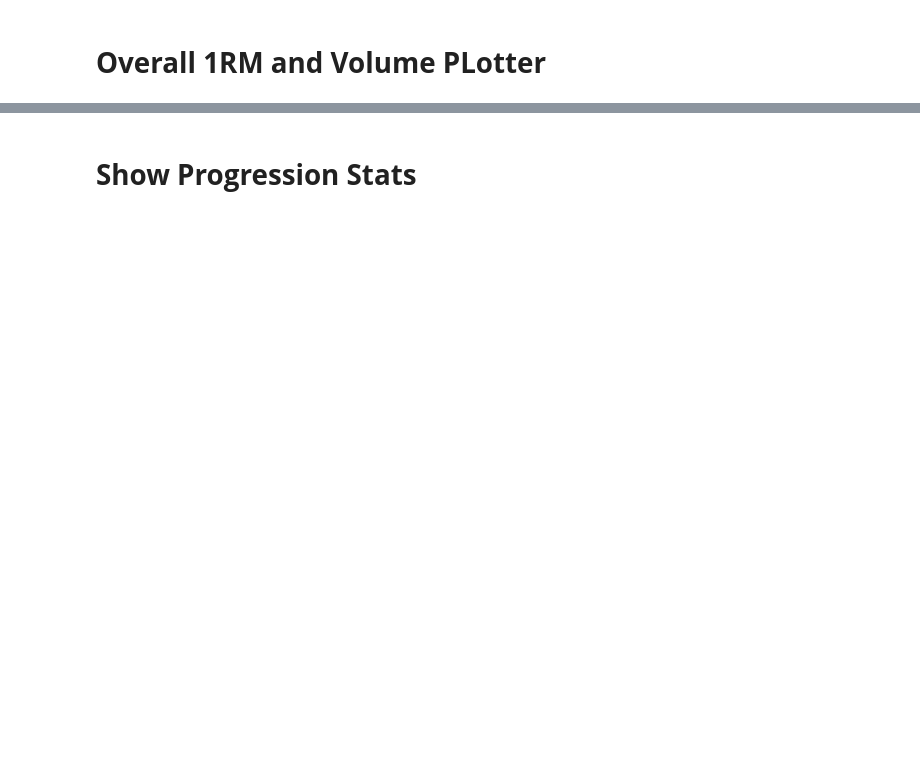
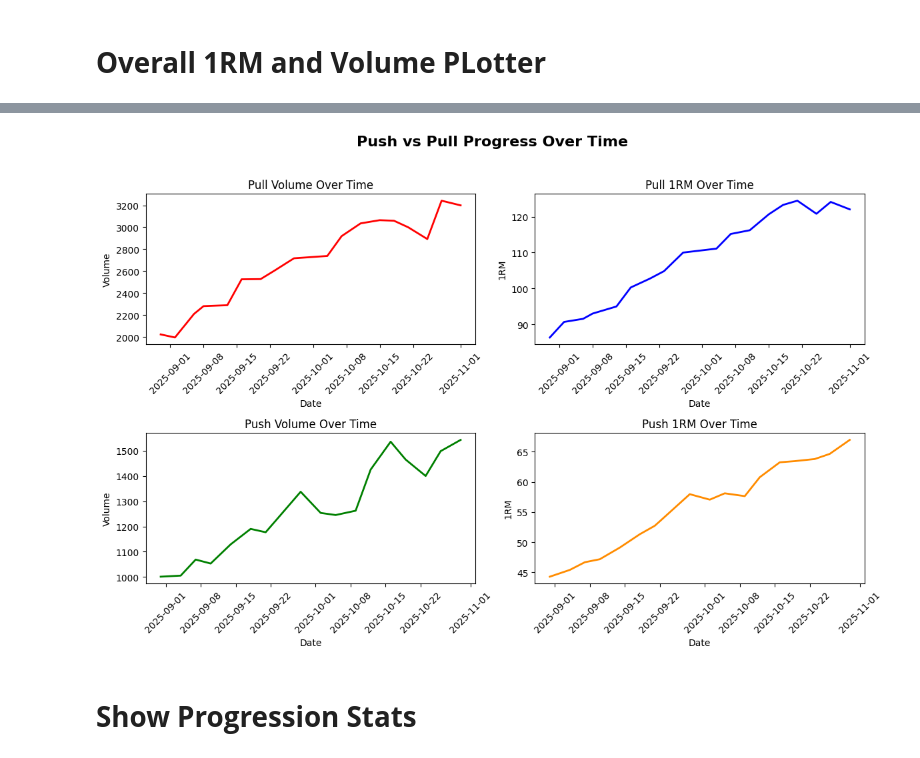
Before and after one commit to ac1147/Lifting_Tracker, a Jupyter notebook: Workout_Data_Analysis.ipynb, the cells around one changed output, grey strips where cells are left out. Cells and saved outputs as stored; diff of their text form; code cells hidden in the pictures; blank space fills up the shorter version.

```diff
--- a/Workout_Data_Analysis.ipynb
+++ b/Workout_Data_Analysis.ipynb
@@ -230,3 +222,71 @@ plt.show()
+# %%
+import pandas as pd
+import matplotlib.pyplot as plt
+
+exerciseData = df[df["Sets"] == 3]
+exerciseData = exerciseData[exerciseData["Exercise"] != "Ab Machine"]
+
+day_exercises = (
+    exerciseData.groupby(["Days", "Date"])["Exercise"]
+    .apply(list)
+    .reset_index(name="Exercises")
+)
+
+def detect_day_type(ex_list):
+    if any("Lat Pull Down" in e for e in ex_list):
+        return "Pull"
+    elif any("Incline Press" in e for e in ex_list):
+        return "Push"
+    else:
+        return "Unknown"
+
+day_exercises["WorkoutType"] = day_exercises["Exercises"].apply(detect_day_type)
+
+average_stats = (
+    exerciseData.groupby(["Days", "Date"], as_index=False)[["1RM", "Total Volume"]]
+    .mean()
+)
+average_stats = average_stats.merge(day_exercises[["Days", "WorkoutType"]], on="Days")
+
+averagePullStats = average_stats[average_stats["WorkoutType"] == "Pull"]
+averagePushStats = average_stats[average_stats["WorkoutType"] == "Push"]
+
+fig, axes = plt.subplots(2, 2, figsize=(12, 8))
+fig.suptitle("Push vs Pull Progress Over Time", fontsize=16, fontweight='bold')
+
+# Pull Volume
+axes[0, 0].plot(averagePullStats["Date"], averagePullStats["Total Volume"], color="red", linewidth=2)
+axes[0, 0].set_title("Pull Volume Over Time")
+axes[0, 0].set_xlabel("Date")
+axes[0, 0].set_ylabel("Volume")
+axes[0, 0].tick_params(axis='x', rotation=45)
+
+# Pull 1RM
+axes[0, 1].plot(averagePullStats["Date"], averagePullStats["1RM"], color="blue", linewidth=2)
+axes[0, 1].set_title("Pull 1RM Over Time")
+axes[0, 1].set_xlabel("Date")
+axes[0, 1].set_ylabel("1RM")
+axes[0, 1].tick_params(axis='x', rotation=45)
+
+# Push Volume
+axes[1, 0].plot(averagePushStats["Date"], averagePushStats["Total Volume"], color="green", linewidth=2)
+axes[1, 0].set_title("Push Volume Over Time")
+axes[1, 0].set_xlabel("Date")
+axes[1, 0].set_ylabel("Volume")
+axes[1, 0].tick_params(axis='x', rotation=45)
+
+# Push 1RM
+axes[1, 1].plot(averagePushStats["Date"], averagePushStats["1RM"], color="darkorange", linewidth=2)
+axes[1, 1].set_title("Push 1RM Over Time")
+axes[1, 1].set_xlabel("Date")
+axes[1, 1].set_ylabel("1RM")
+axes[1, 1].tick_params(axis='x', rotation=45)
+
+# --- Adjust layout ---
+plt.tight_layout(rect=[0, 0, 1, 0.96])
+plt.show()
+# %% [output]
+[figure, added]
 # %% [markdown]
 # **Show Progression Stats**
 # %%
```
Also changed, not shown: parts of 6 cells of this notebook.
